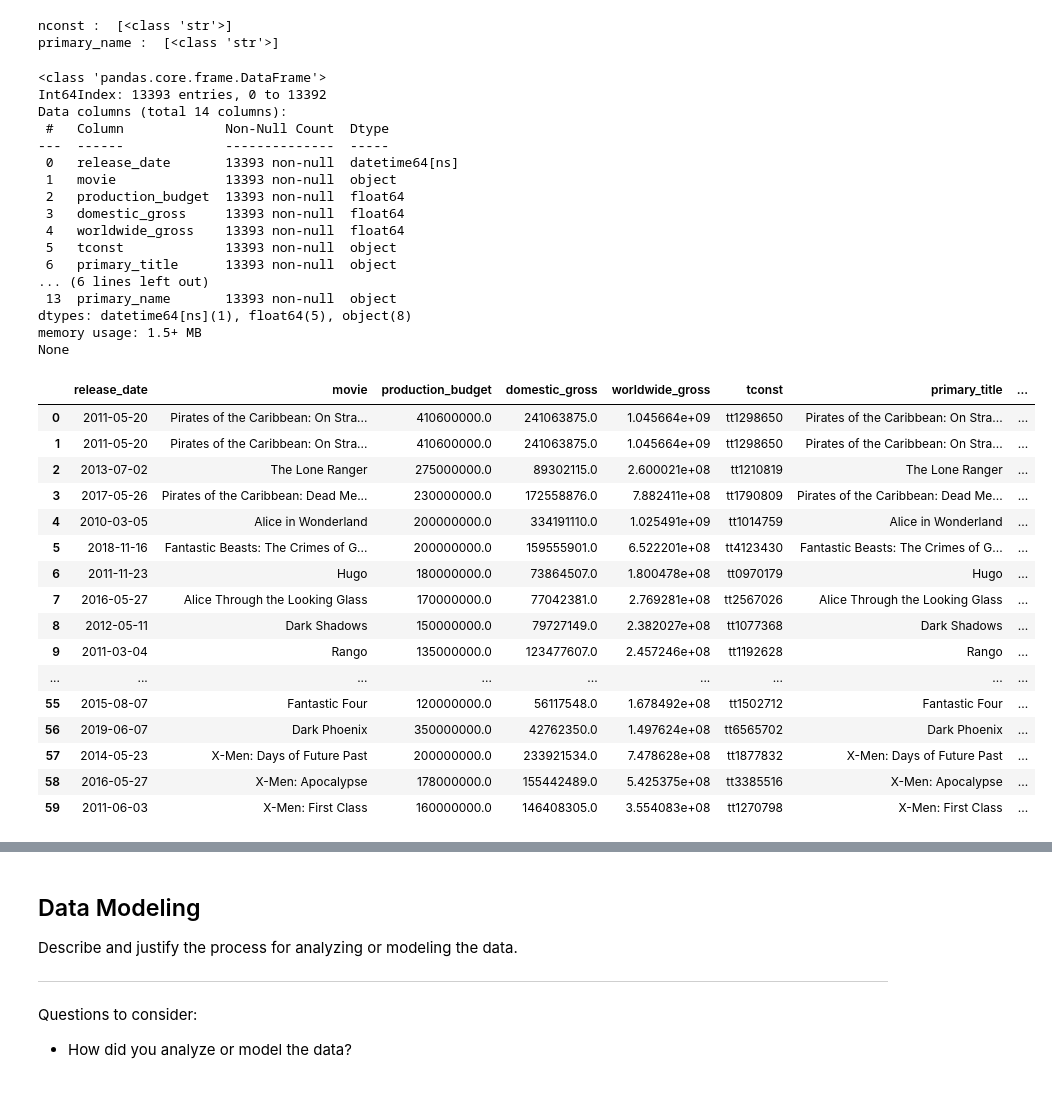
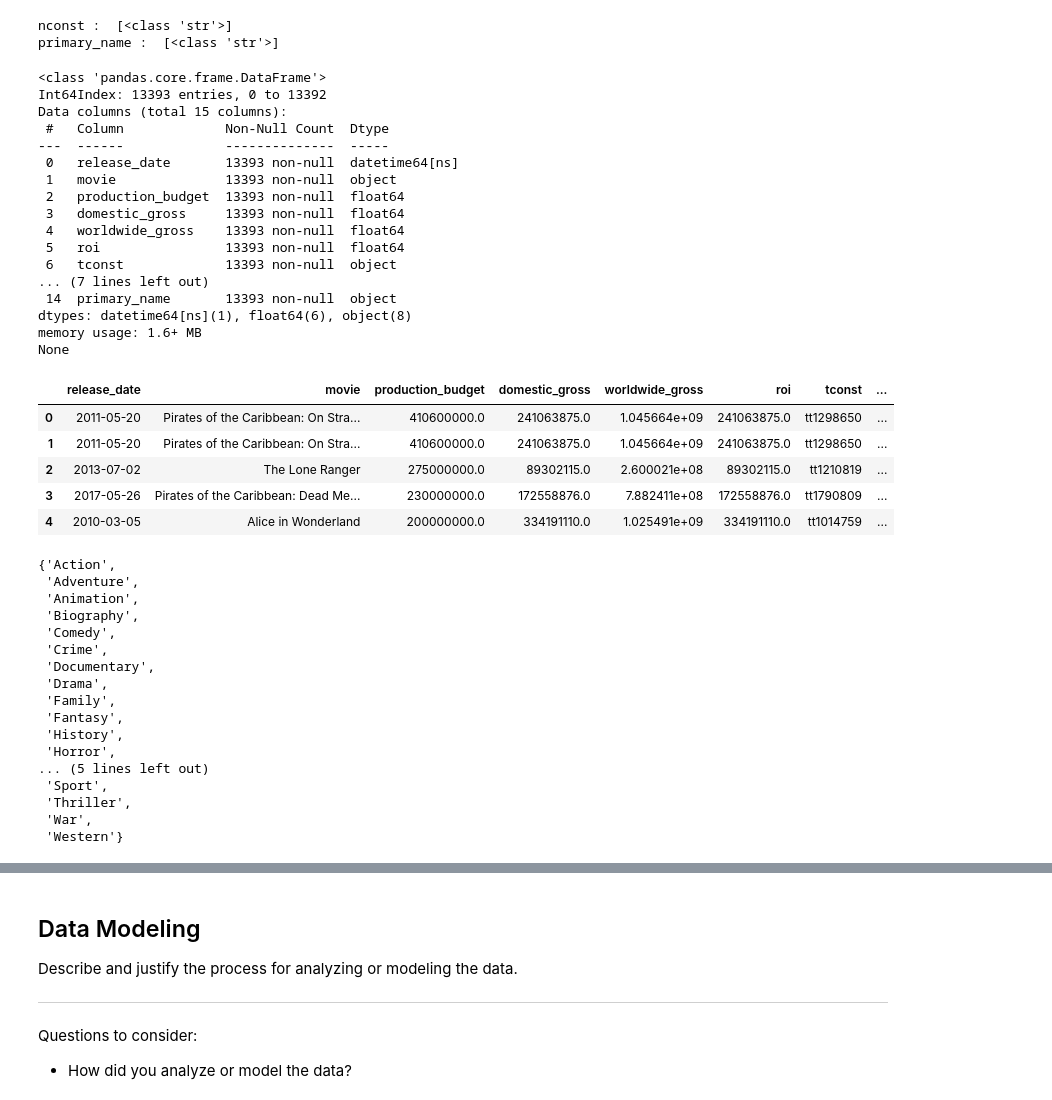
Before and after one commit to Freddy-2021/dsc-phase-1-project, a Jupyter notebook: student.ipynb, the cells around one changed output, grey strips where cells are left out. Cells and saved outputs as stored; diff of their text form; code cells hidden in the pictures.

```diff
--- a/student.ipynb
+++ b/student.ipynb
@@ -240,3 +240,11 @@ None
 | 2 | 3 | 2019-06-07 | Dark Phoenix | 350000000.0 | 42762350.0 | 1.497624e+08 |
 | 3 | 4 | 2015-05-01 | Avengers: Age of Ultron | 330600000.0 | 459005868.0 | 1.403014e+09 |
 | 4 | 5 | 2017-12-15 | Star Wars Ep. VIII: The Last Jedi | 317000000.0 | 620181382.0 | 1.316722e+09 |
+# %%
+#Add a column which 'roi' which subtracts the "production_budget"  from the sum of the
+#'domestic_gross' and the 'worldwide_gross'
+tn_movie_budgets['roi'] = tn_movie_budgets['domestic_gross']
++ tn_movie_budgets['worldwide_gross'] - tn_movie_budgets['production_budget']
+
+#confirm:
+tn_movie_budgets.head()
@@ -652,45 +662,65 @@ for col in cols:
 # %%
 #This dataframe is all set and ready to join:
 names_df_all_set = names_df
 
 #Merging with larger dataframe:
 all_movie_df = movie_budget_title_principals_df_all_set.merge(names_df_all_set, left_on='nconst',right_on='nconst')
 
 #review:
 print(all_movie_df.info())
-all_movie_df.head(60)
+all_movie_df.head()
 # %% [output]
 <class 'pandas.core.frame.DataFrame'>
 Int64Index: 13393 entries, 0 to 13392
-Data columns (total 14 columns):
+Data columns (total 15 columns):
  #   Column             Non-Null Count  Dtype
 ---  ------             --------------  -----
  0   release_date       13393 non-null  datetime64[ns]
  1   movie              13393 non-null  object
  2   production_budget  13393 non-null  float64
  3   domestic_gross     13393 non-null  float64
  4   worldwide_gross    13393 non-null  float64
- 5   tconst             13393 non-null  object
- 6   primary_title      13393 non-null  object
-... (6 lines left out)
- 13  primary_name       13393 non-null  object
-dtypes: datetime64[ns](1), float64(5), object(8)
-memory usage: 1.5+ MB
+ 5   roi                13393 non-null  float64
+ 6   tconst             13393 non-null  object
+... (7 lines left out)
+ 14  primary_name       13393 non-null  object
+dtypes: datetime64[ns](1), float64(6), object(8)
+memory usage: 1.6+ MB
 None
-|  | release_date | movie | production_budget | domestic_gross | worldwide_gross | tconst | primary_title | ... |
-| 0 | 2011-05-20 | Pirates of the Caribbean: On Stra... | 410600000.0 | 241063875.0 | 1.045664e+09 | tt1298650 | Pirates of the Caribbean: On Stra... | ... |
-| 1 | 2011-05-20 | Pirates of the Caribbean: On Stra... | 410600000.0 | 241063875.0 | 1.045664e+09 | tt1298650 | Pirates of the Caribbean: On Stra... | ... |
-| 2 | 2013-07-02 | The Lone Ranger | 275000000.0 | 89302115.0 | 2.600021e+08 | tt1210819 | The Lone Ranger | ... |
-| 3 | 2017-05-26 | Pirates of the Caribbean: Dead Me... | 230000000.0 | 172558876.0 | 7.882411e+08 | tt1790809 | Pirates of the Caribbean: Dead Me... | ... |
-| 4 | 2010-03-05 | Alice in Wonderland | 200000000.0 | 334191110.0 | 1.025491e+09 | tt1014759 | Alice in Wonderland | ... |
-| 5 | 2018-11-16 | Fantastic Beasts: The Crimes of G... | 200000000.0 | 159555901.0 | 6.522201e+08 | tt4123430 | Fantastic Beasts: The Crimes of G... | ... |
-| 6 | 2011-11-23 | Hugo | 180000000.0 | 73864507.0 | 1.800478e+08 | tt0970179 | Hugo | ... |
-| 7 | 2016-05-27 | Alice Through the Looking Glass | 170000000.0 | 77042381.0 | 2.769281e+08 | tt2567026 | Alice Through the Looking Glass | ... |
-| 8 | 2012-05-11 | Dark Shadows | 150000000.0 | 79727149.0 | 2.382027e+08 | tt1077368 | Dark Shadows | ... |
-| 9 | 2011-03-04 | Rango | 135000000.0 | 123477607.0 | 2.457246e+08 | tt1192628 | Rango | ... |
-| ... | ... | ... | ... | ... | ... | ... | ... | ... |
-| 55 | 2015-08-07 | Fantastic Four | 120000000.0 | 56117548.0 | 1.678492e+08 | tt1502712 | Fantastic Four | ... |
-| 56 | 2019-06-07 | Dark Phoenix | 350000000.0 | 42762350.0 | 1.497624e+08 | tt6565702 | Dark Phoenix | ... |
-| 57 | 2014-05-23 | X-Men: Days of Future Past | 200000000.0 | 233921534.0 | 7.478628e+08 | tt1877832 | X-Men: Days of Future Past | ... |
-| 58 | 2016-05-27 | X-Men: Apocalypse | 178000000.0 | 155442489.0 | 5.425375e+08 | tt3385516 | X-Men: Apocalypse | ... |
-| 59 | 2011-06-03 | X-Men: First Class | 160000000.0 | 146408305.0 | 3.554083e+08 | tt1270798 | X-Men: First Class | ... |
+|  | release_date | movie | production_budget | domestic_gross | worldwide_gross | roi | tconst | ... |
+| 0 | 2011-05-20 | Pirates of the Caribbean: On Stra... | 410600000.0 | 241063875.0 | 1.045664e+09 | 241063875.0 | tt1298650 | ... |
+| 1 | 2011-05-20 | Pirates of the Caribbean: On Stra... | 410600000.0 | 241063875.0 | 1.045664e+09 | 241063875.0 | tt1298650 | ... |
+| 2 | 2013-07-02 | The Lone Ranger | 275000000.0 | 89302115.0 | 2.600021e+08 | 89302115.0 | tt1210819 | ... |
+| 3 | 2017-05-26 | Pirates of the Caribbean: Dead Me... | 230000000.0 | 172558876.0 | 7.882411e+08 | 172558876.0 | tt1790809 | ... |
+| 4 | 2010-03-05 | Alice in Wonderland | 200000000.0 | 334191110.0 | 1.025491e+09 | 334191110.0 | tt1014759 | ... |
+# %%
+ genre_list = all_movie_df['genres'].tolist()
+ for  i in range(0, len(genre_list)):
+        genre_list[i] = genre_list[i].split(',')
+
+ non_unique_genre_list = []
+ for  i in range(0, len(genre_list)):
+    for genre in range(0, len(genre_list[i])):
+        non_unique_genre_list.append(genre_list[i][genre])
+ len(non_unique_genre_list)
+
+ unique_genre_list = set(non_unique_genre_list)
+ unique_genre_list
+# %% [output]
+{'Action',
+ 'Adventure',
+ 'Animation',
+ 'Biography',
+ 'Comedy',
+ 'Crime',
+ 'Documentary',
+ 'Drama',
+ 'Family',
+ 'Fantasy',
+ 'History',
+ 'Horror',
+... (5 lines left out)
+ 'Sport',
+ 'Thriller',
+ 'War',
+ 'Western'}
```
Also changed, not shown: parts of 11 cells of this notebook.
